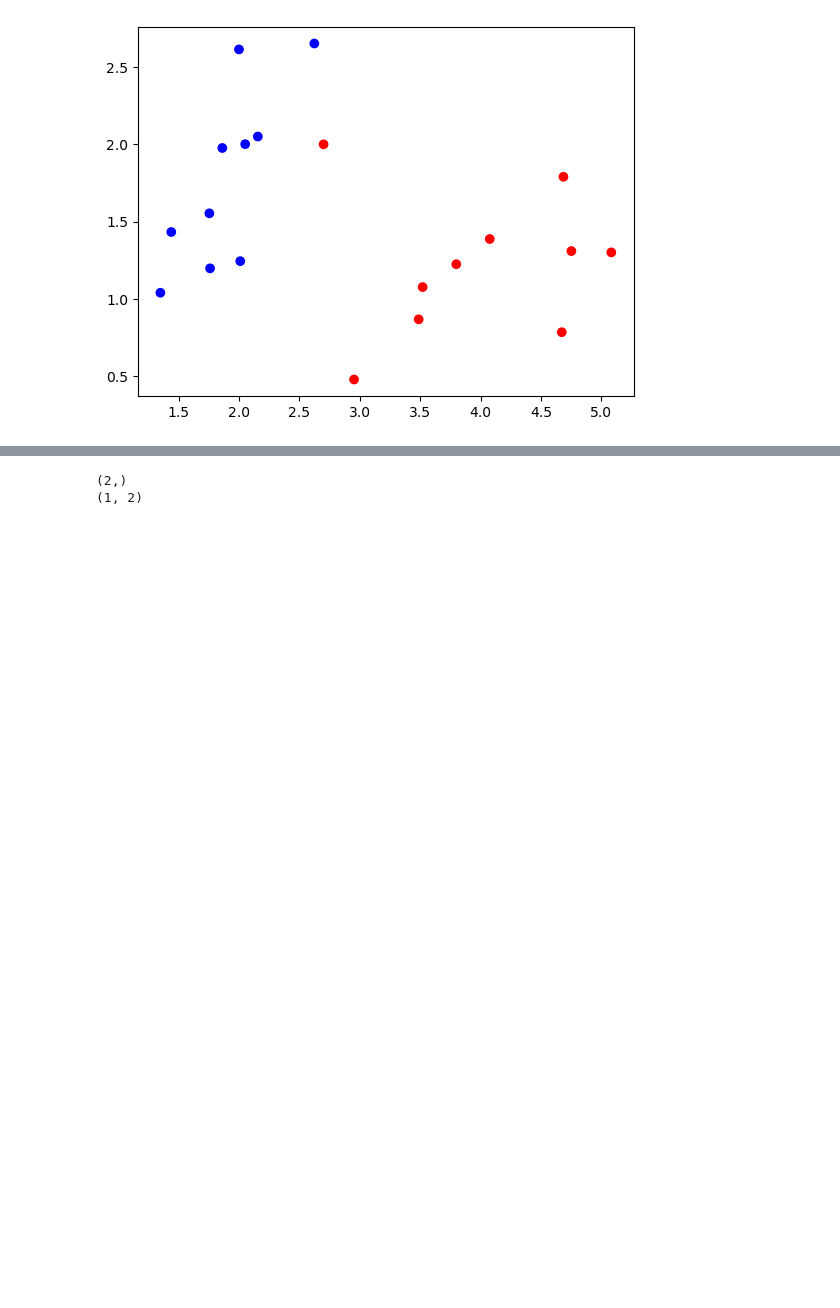
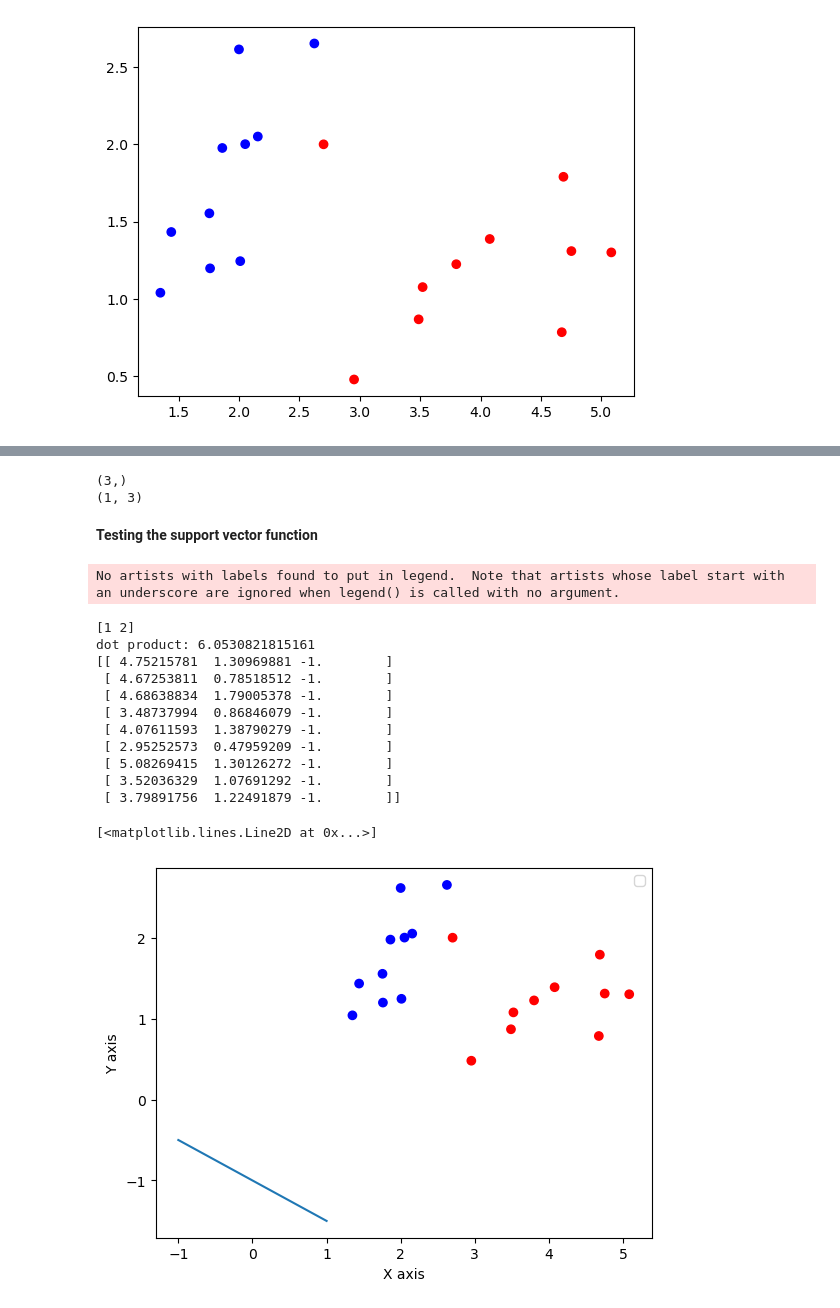
Before and after one commit to dphzz/AI_in_Control_HK231_N8, a Jupyter notebook: Support_vector_machine/Code/svm_soft_margin.ipynb, the cells around one changed output, grey strips where cells are left out. Drawn from its saved outputs; the diff is of its cells as text; code cells hidden in the pictures; blank space fills up the shorter version.

Commit message:
Finish the plotting part of the problem

```diff
--- a/Support_vector_machine/Code/svm_soft_margin.ipynb
+++ b/Support_vector_machine/Code/svm_soft_margin.ipynb
@@ -133,10 +159,53 @@ print(xn)
 # %%
 error_set = np.zeros((0, number_of_axis))
 temp_xn = np.copy(xn)
-temp_xn.resize((1,2))
+temp_xn.resize((1,3))
 error_set = np.append(error_set, temp_xn, axis = 0)
 print(xn.shape)
 print(error_set.shape)
 # %% [output]
-(2,)
-(1, 2)
+(3,)
+(1, 3)
+# %% [markdown]
+**Testing the support vector function**
+# %%
+w0 = np.array([(1),(2)])
+b0 = 1
+xn =  np.copy(data[0, 0:2])
+print(w0)
+print(f"dot product: {np.dot(xn,w0)}")
+
+print(support_vectors(w0, b0, data))
+
+
+#Plotting the function with w0 and b and data
+plt.figure()
+plt.xlabel("X axis")
+plt.ylabel("Y axis")
+plt.legend()
+plot_data(data)
+
+normal_vector = w0.T
+point_on_line = np.array([0, -b0])
+t = np.linspace(-1, 1, 100)
+line_points = np.zeros([100,2]);
+for i in range(0, t.size):
+    line_points[i, 0] = t[i]
+    line_points[i,1] = -(normal_vector[0] / normal_vector[1])*t[i] - b0
+
+plt.plot(line_points[:, 0], line_points[:, 1], label="Line with Normal Vector and Offset")
+# %% [output]
+No artists with labels found to put in legend.  Note that artists whose label start with an underscore are ignored when legend() is called with no argument.
+[1 2]
+dot product: 6.0530821815161
+[[ 4.75215781  1.30969881 -1.        ]
+ [ 4.67253811  0.78518512 -1.        ]
+ [ 4.68638834  1.79005378 -1.        ]
+ [ 3.48737994  0.86846079 -1.        ]
+ [ 4.07611593  1.38790279 -1.        ]
+ [ 2.95252573  0.47959209 -1.        ]
+ [ 5.08269415  1.30126272 -1.        ]
+ [ 3.52036329  1.07691292 -1.        ]
+ [ 3.79891756  1.22491879 -1.        ]]
+[<matplotlib.lines.Line2D at 0x...>]
+[figure, added]
```
Also changed, not shown: parts of 6 cells of this notebook.
